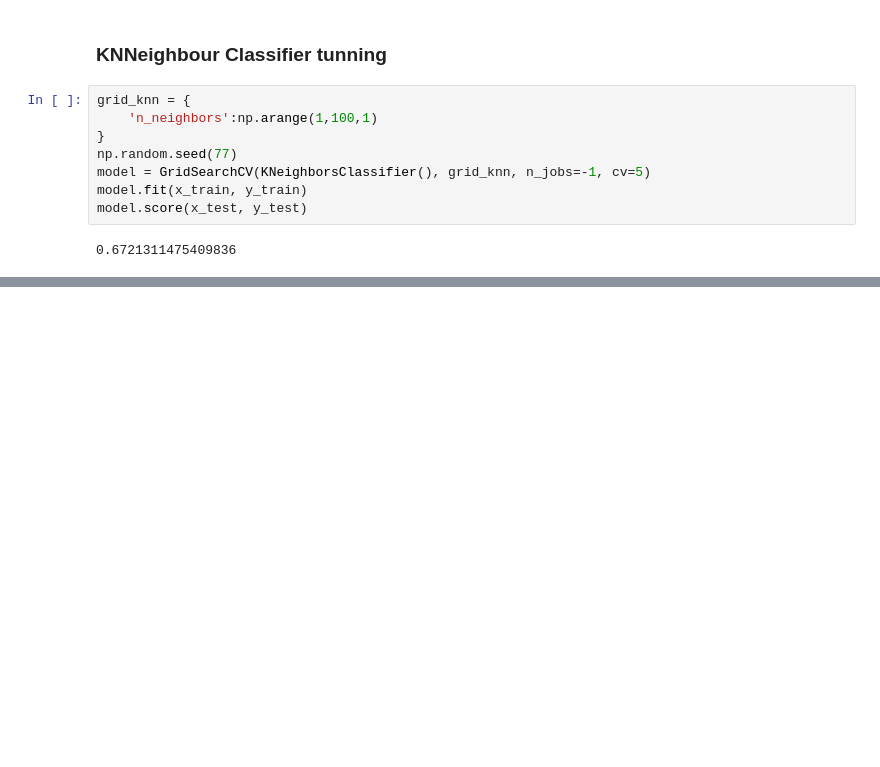
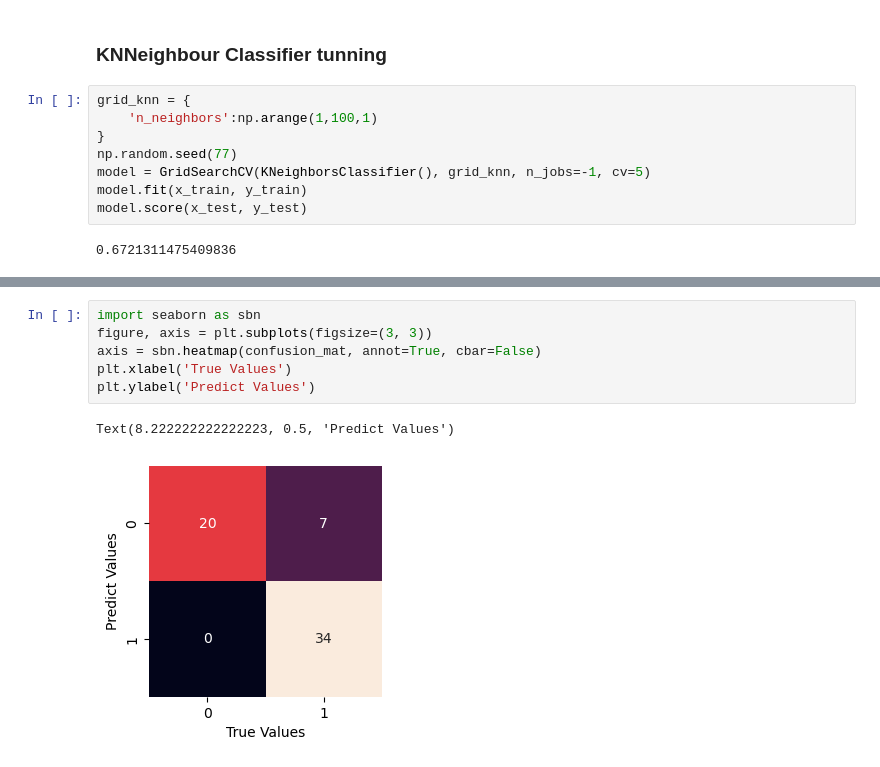
Before and after one commit to Dinindu-Tharuka/Predicting-Heart-Decease-Machine-Learning, a Jupyter notebook: heart-decease.ipynb, the cells around one changed output, grey strips where cells are left out. Saved outputs shown, nothing was run; the diff lists cells and outputs as text; blank space fills up the shorter version.

```diff
--- a/heart-decease.ipynb
+++ b/heart-decease.ipynb
@@ -400,0 +419,9 @@ Acuuracy is 88.52%
+# %%
+import seaborn as sbn
+figure, axis = plt.subplots(figsize=(3, 3))
+axis = sbn.heatmap(confusion_mat, annot=True, cbar=False)
+plt.xlabel('True Values')
+plt.ylabel('Predict Values')
+# %% [output]
+Text(8.222222222222223, 0.5, 'Predict Values')
+[figure, added]
```
Also changed, not shown: parts of 24 cells of this notebook.
